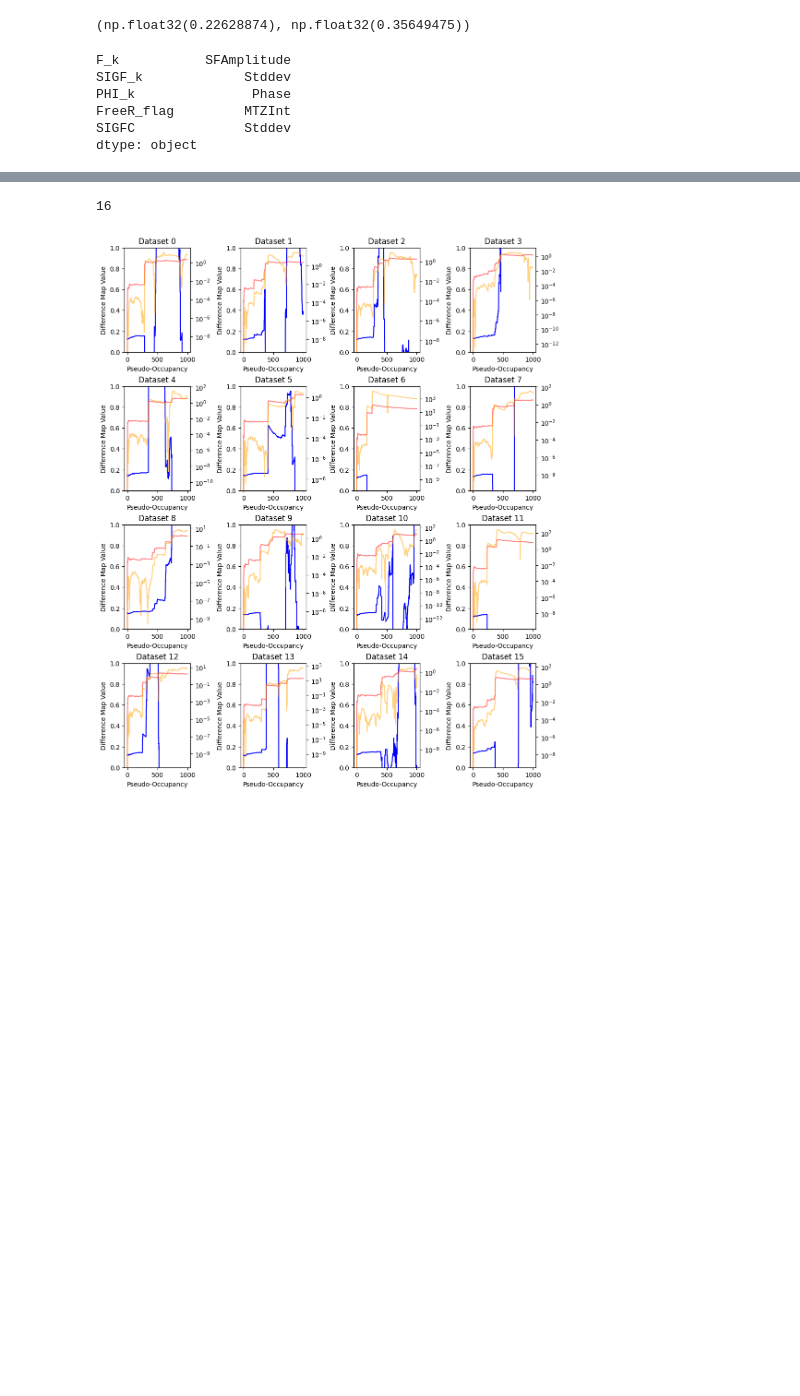
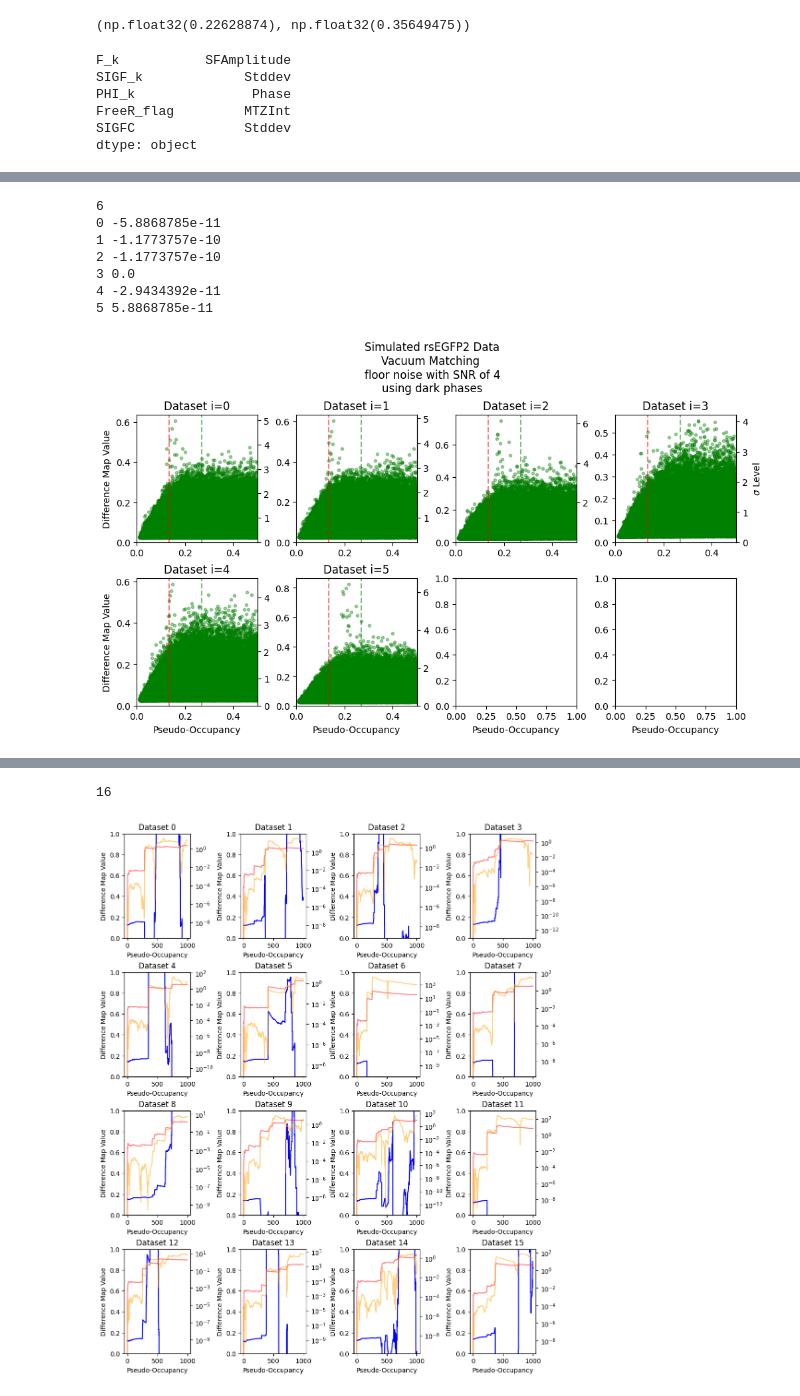
Before and after one commit to cvazz/occupancy-estimation, a Jupyter notebook: recent_work/noisy_synth_data_eval.ipynb, the cells around one changed output, grey strips where cells are left out. Cells and saved outputs as stored; diff of their text form; code cells hidden in the pictures; blank space fills up the shorter version.

```diff
--- a/2026/noisy_synth_data_eval.ipynb
+++ b/recent_work/noisy_synth_data_eval.ipynb
@@ -59,10 +74,12 @@ diff_clean, map_dark_clean, map_light_clean = make_clean_synthetic_data(
 options = dict(
         high_resolution_limit=1.5,
         dark_phases=True,
-        snr_factor=20,
+        snr_factor=4,
         noise_type="floor",
+        # noise_type="poisson",
+        # occupancy_level=0.1
 )
-for _ in range(16):
+for _ in range(6):
     diffmap, map_dark, _ = make_clean_synthetic_data(
         pdbloc_dark,
         pdbloc_light,
@@ -86,3 +103,5 @@ for _ in range(16):
             "pseudo_occupancy": pseudo_occupancy,
         }
     )
+print(map_dark)
+print(diffmap)
@@ -184,0 +146,68 @@ _ =fig.suptitle(title)
+# %%
+
+xmin = 0
+ymin = 0
+xmax = 0.5
+
+# fig, axs = plt.subplots(4,4, figsize=(10,12), constrained_layout = True)
+fig, axs = plt.subplots(2,4, figsize=(10,6), constrained_layout = True)
+print(len(list_of_dicts))
+for i, (dl, ax) in enumerate(zip(list_of_dicts, axs.flat)):
+    pseudo = dl['pseudo_occupancy']
+    diff = -dl['diffmap_np']
+
+
+    # 2. Calculate stats LOCALLY for this specific subplot
+    current_mean = np.mean(diff)
+    current_std = np.std(diff)
+    current_mean_peak = np.mean(diff[clean_mask]) - default_mean
+    print(i, current_mean)
+
+    # 3. Define the transformation functions with local closure
+    # We use default arguments to "snap" the current mean/std into the function
+    def abs_to_std(y, m=current_mean, s=current_std):
+        return (y - m) / s
+
+    def std_to_abs(z, m=current_mean, s=current_std):
+        return (z * s) + m
+    sig3 = std_to_abs(0.2)
+    mask = np.logical_and.reduce([diff > ymin, pseudo > xmin, pseudo < xmax])
+    mask_main = np.logical_and(mask, diff<sig3)
+    mask_outlier = np.logical_and(mask, diff>=sig3)
+
+    # 1. Plot the data
+    ax.plot(pseudo[mask_outlier], diff[mask_outlier], '.', color='green', alpha=0.1)
+    # ax.plot(pseudo[mask_main], diff[mask_main], ',', color='green', alpha=0.1)
+
+
+    # 4. Vertical lines and limits
+    ax.axvline(0.135, color='red', linestyle='--', alpha=0.5)
+    ax.axvline(0.27, color='green', linestyle='--', alpha=0.5)
+    ax.set_ylim(0, None)
+    ax.set_xlim(xmin, xmax)
+    title_ax = f"Dataset i={i}"
+    # title_ax += f"\n Mean: {current_mean*100:.4f}"
+    # title_ax += f"\n Mean Peak: {current_mean_peak*100:.4f}"
+    ax.set_title(title_ax)
+    secax = ax.secondary_yaxis('right', functions=(abs_to_std, std_to_abs))
+    if (i + 1) % 4 == 0:
+        secax.set_ylabel(r"$\sigma$ Level", fontsize=10)
+    # secax.set_ylabel(r"Standard Deviations ($\sigma$)")
+for ax in axs[-1, :]:
+    ax.set_xlabel("Pseudo-Occupancy")
+for ax in axs[:,0]:
+    ax.set_ylabel("Difference Map Value")
+
+title = "Simulated rsEGFP2 Data\n"
+title += f"Vacuum Matching \n{options['noise_type']} noise with SNR of {options['snr_factor']}\n"
+title += f"using {'dark' if options['dark_phases'] else 'true'} phases"
+_ =fig.suptitle(title)
+# %% [output]
+6
+0 -5.8868785e-11
+1 -1.1773757e-10
+2 -1.1773757e-10
+3 0.0
+4 -2.9434392e-11
+5 5.8868785e-11
+[figure, added]
```
Also changed, not shown: parts of 5 cells of this notebook, 2 other files.
